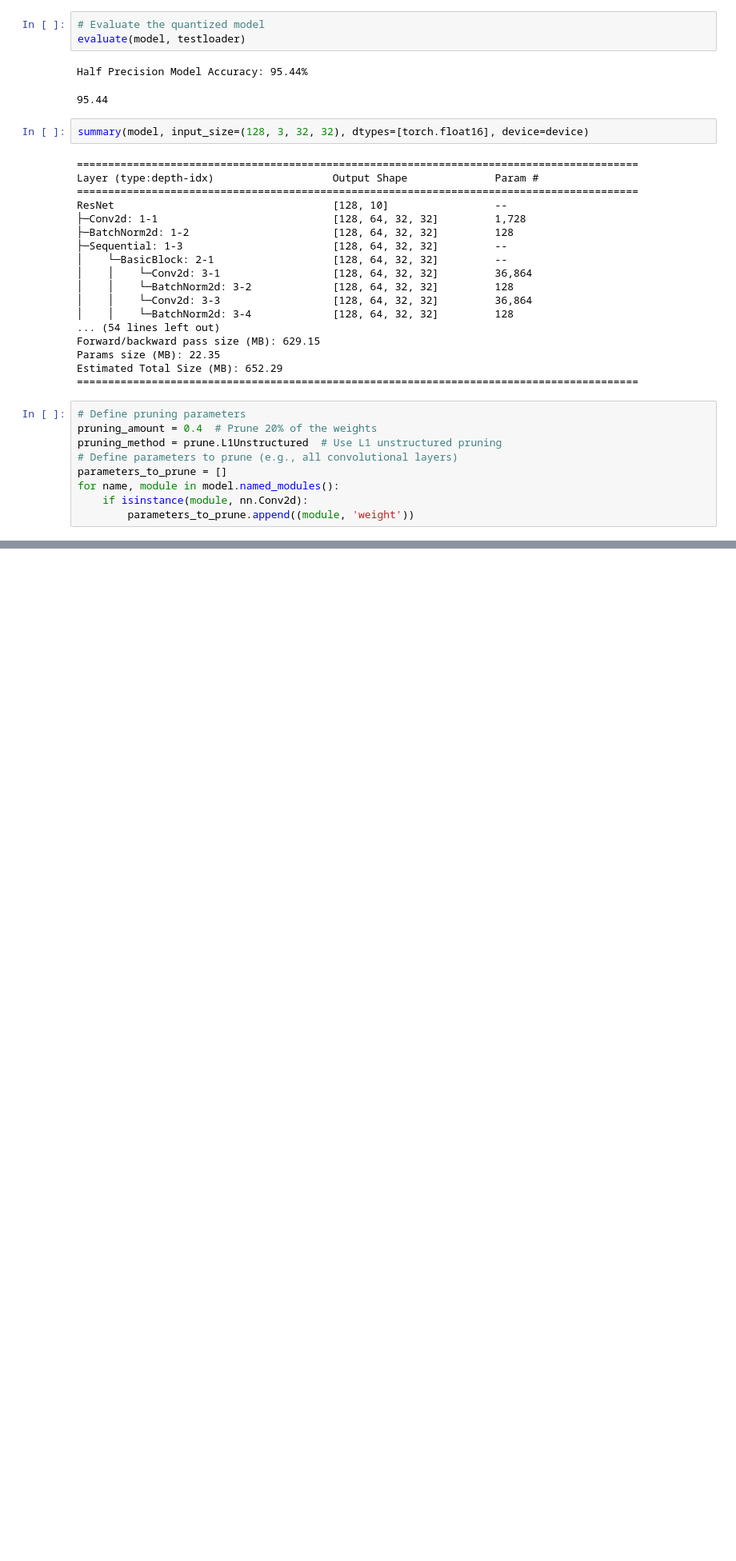
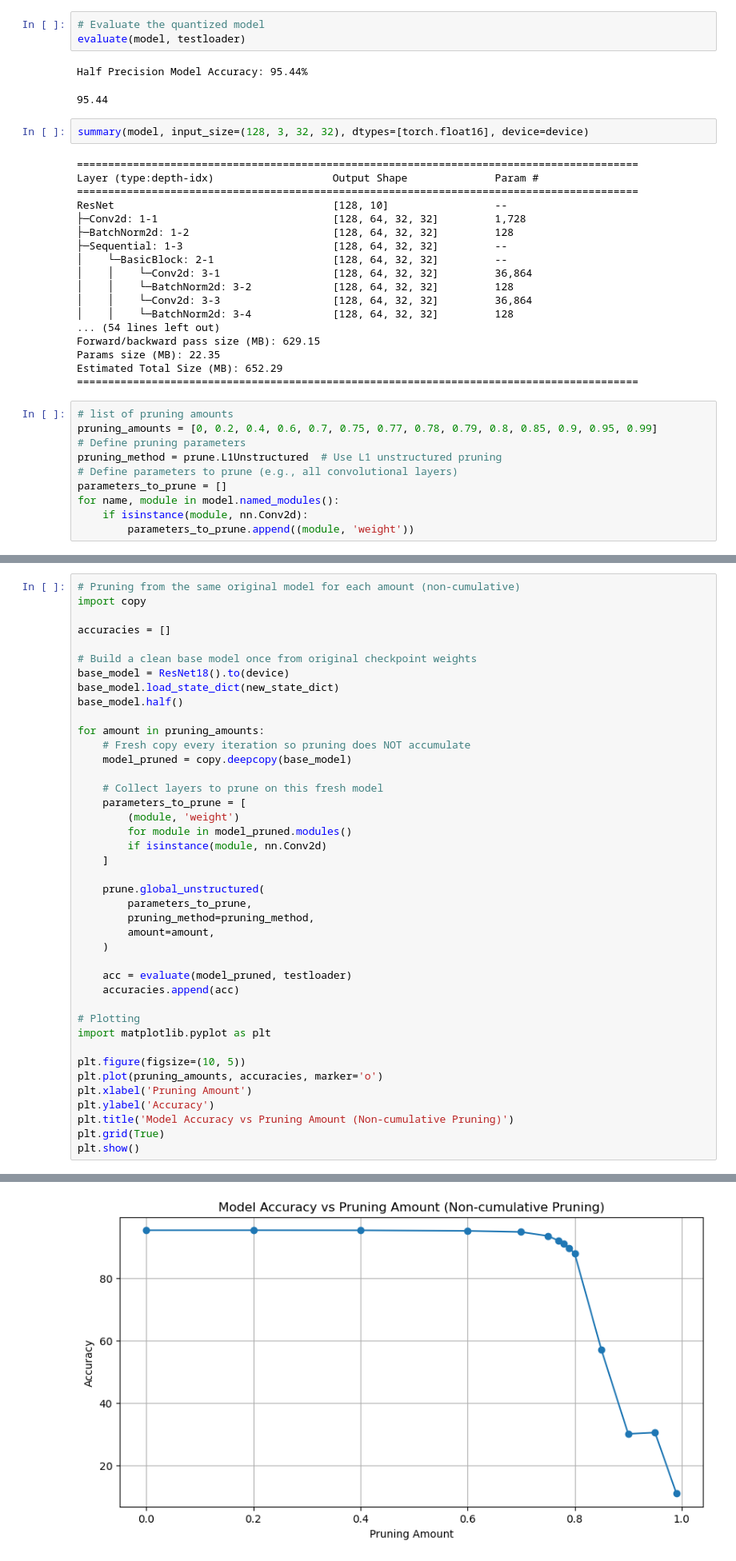
Before and after one commit to aminejanati/EfficientDeepLearning, a Jupyter notebook: pytorch-cifar/pruning.ipynb, the cells around one changed output, grey strips where cells are left out. Shown at 80% size. Drawn from its saved outputs; the diff is of its cells as text; blank space fills up the shorter version.

```diff
--- a/pytorch-cifar/pruning.ipynb
+++ b/pytorch-cifar/pruning.ipynb
@@ -129,8 +129,9 @@ Params size (MB): 22.35
 Estimated Total Size (MB): 652.29
 ==========================================================================================
 # %%
+# list of pruning amounts
+pruning_amounts = [0, 0.2, 0.4, 0.6, 0.7, 0.75, 0.77, 0.78, 0.79, 0.8, 0.85, 0.9, 0.95, 0.99]
 # Define pruning parameters
-pruning_amount = 0.4  # Prune 20% of the weights
 pruning_method = prune.L1Unstructured  # Use L1 unstructured pruning
 # Define parameters to prune (e.g., all convolutional layers)
 parameters_to_prune = []
@@ -175,0 +141,42 @@ print(f"Accuracy (after prune.remove): {acc_final:.2f}%")
+# %%
+# Pruning from the same original model for each amount (non-cumulative)
+import copy
+
+accuracies = []
+
+# Build a clean base model once from original checkpoint weights
+base_model = ResNet18().to(device)
+base_model.load_state_dict(new_state_dict)
+base_model.half()
+
+for amount in pruning_amounts:
+    # Fresh copy every iteration so pruning does NOT accumulate
+    model_pruned = copy.deepcopy(base_model)
+
+    # Collect layers to prune on this fresh model
+    parameters_to_prune = [
+        (module, 'weight')
+        for module in model_pruned.modules()
+        if isinstance(module, nn.Conv2d)
+    ]
+
+    prune.global_unstructured(
+        parameters_to_prune,
+        pruning_method=pruning_method,
+        amount=amount,
+    )
+
+    acc = evaluate(model_pruned, testloader)
+    accuracies.append(acc)
+
+# Plotting
+import matplotlib.pyplot as plt
+
+plt.figure(figsize=(10, 5))
+plt.plot(pruning_amounts, accuracies, marker='o')
+plt.xlabel('Pruning Amount')
+plt.ylabel('Accuracy')
+plt.title('Model Accuracy vs Pruning Amount (Non-cumulative Pruning)')
+plt.grid(True)
+plt.show()
+# %% [output]
@@ -175,0 +197 @@ print(f"Accuracy (after prune.remove): {acc_final:.2f}%")
+[figure, added]
```
Also changed, not shown: parts of 6 cells of this notebook, 21 other files.
